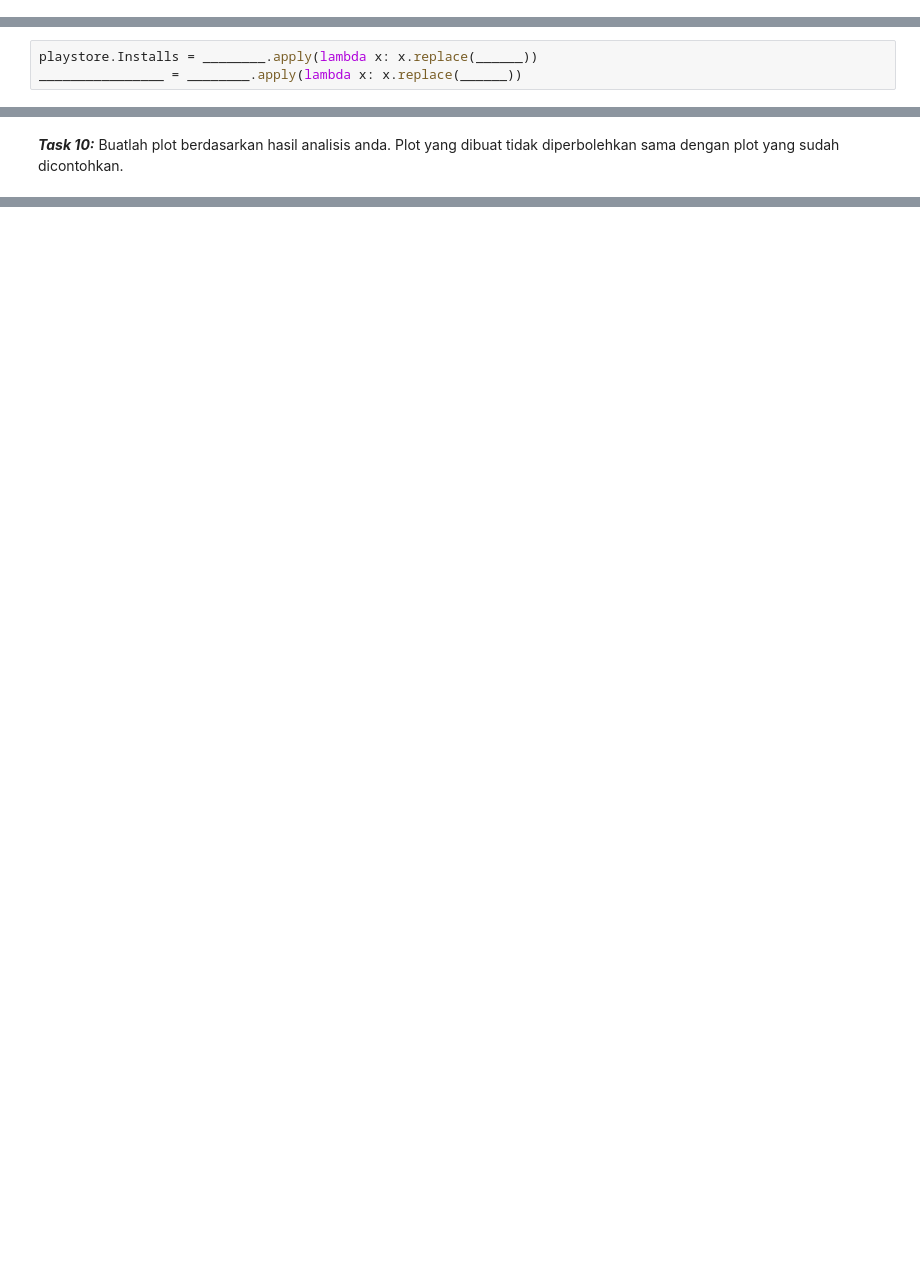
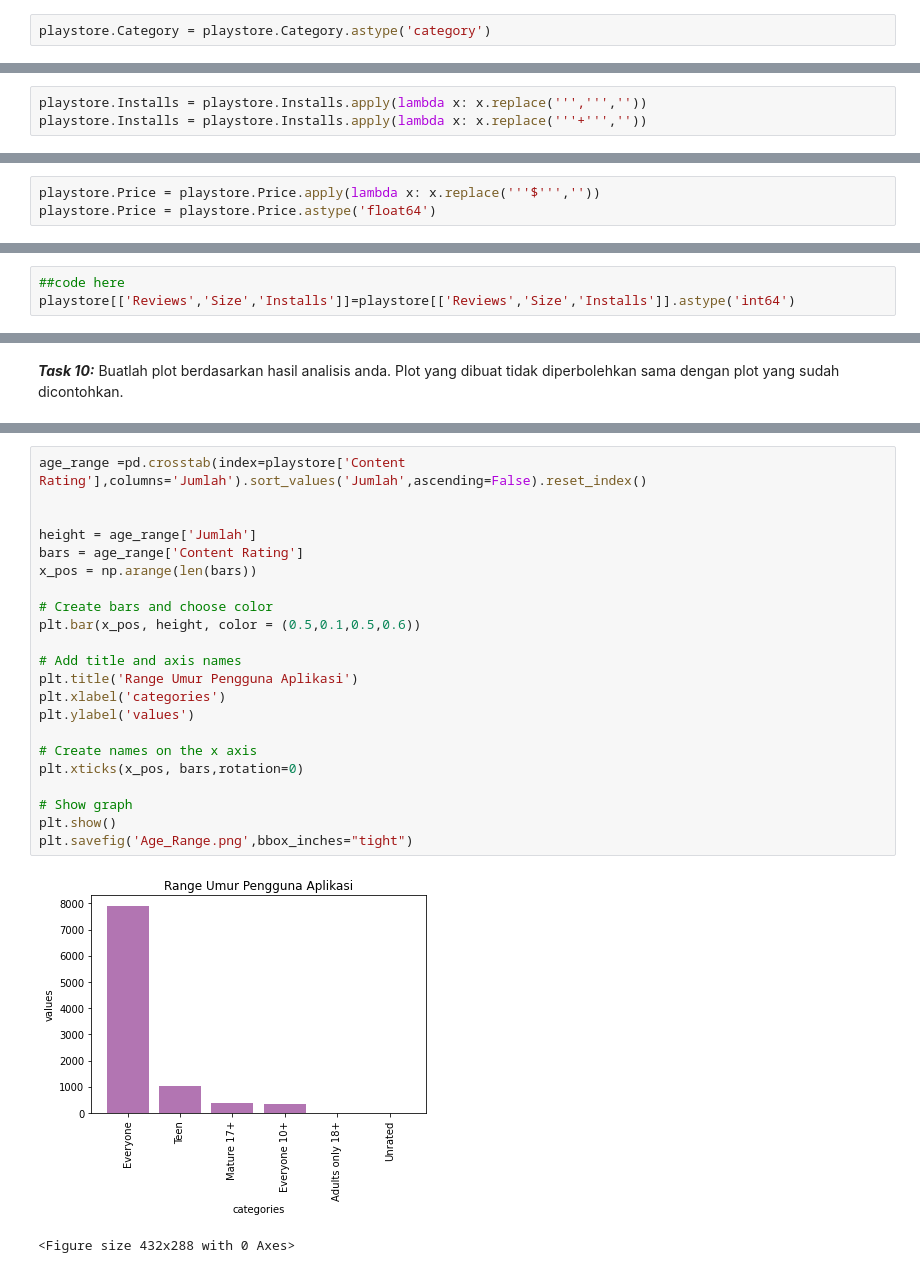
Before and after one commit to Clarinovist/capstone_da_phoenix, a Jupyter notebook: Capstone_flask_ui-main/flask-ui-skeleton.ipynb, the cells around one changed output, grey strips where cells are left out. Cells and saved outputs as stored; diff of their text form; blank space fills up the shorter version.

```diff
--- a/Capstone_flask_ui-main/flask-ui-skeleton.ipynb
+++ b/Capstone_flask_ui-main/flask-ui-skeleton.ipynb
@@ -40,8 +68,10 @@ playstore.Category = ___________________________
+# %%
+playstore.Category = playstore.Category.astype('category')
 # %% [markdown]
 **_Task 3:_** Pada kolom Installs Buang tanda koma(,) dan tanda tambah(+) kemudian ubah tipe data menjadi integer
 # %%
-playstore.Installs = ________.apply(lambda x: x.replace(______))
-________________ = ________.apply(lambda x: x.replace(______))
+playstore.Installs = playstore.Installs.apply(lambda x: x.replace(''',''',''))
+playstore.Installs = playstore.Installs.apply(lambda x: x.replace('''+''',''))
 # %% [markdown]
 Bagian ini untuk merapikan kolom Size, Anda tidak perlu mengubah apapun di bagian ini
 # %%
@@ -59,2 +86,5 @@ ________ = __________________________________
+# %%
+playstore.Price = playstore.Price.apply(lambda x: x.replace('''$''',''))
+playstore.Price = playstore.Price.astype('float64')
 # %% [markdown]
 Ubah tipe data Reviews, Size, Installs ke dalam tipe data integer
@@ -63,3 +91,6 @@ Ubah tipe data Reviews, Size, Installs ke dalam tipe data integer
+# %%
+##code here
+playstore[['Reviews','Size','Installs']]=playstore[['Reviews','Size','Installs']].astype('int64')
 # %% [markdown]
 ## Data Wrangling
 # %%
@@ -173,0 +246,25 @@ Text(0, 0.5, 'Frequency')
+# %%
+age_range =pd.crosstab(index=playstore['Content Rating'],columns='Jumlah').sort_values('Jumlah',ascending=False).reset_index()
+
+
+height = age_range['Jumlah']
+bars = age_range['Content Rating']
+x_pos = np.arange(len(bars))
+
+# Create bars and choose color
+plt.bar(x_pos, height, color = (0.5,0.1,0.5,0.6))
+
+# Add title and axis names
+plt.title('Range Umur Pengguna Aplikasi')
+plt.xlabel('categories')
+plt.ylabel('values')
+
+# Create names on the x axis
+plt.xticks(x_pos, bars,rotation=0)
+
+# Show graph
+plt.show()
+plt.savefig('Age_Range.png',bbox_inches="tight")
+# %% [output]
+[figure, added]
+<Figure size 432x288 with 0 Axes>
```
Also changed, not shown: parts of 22 cells of this notebook, 6 other files.
